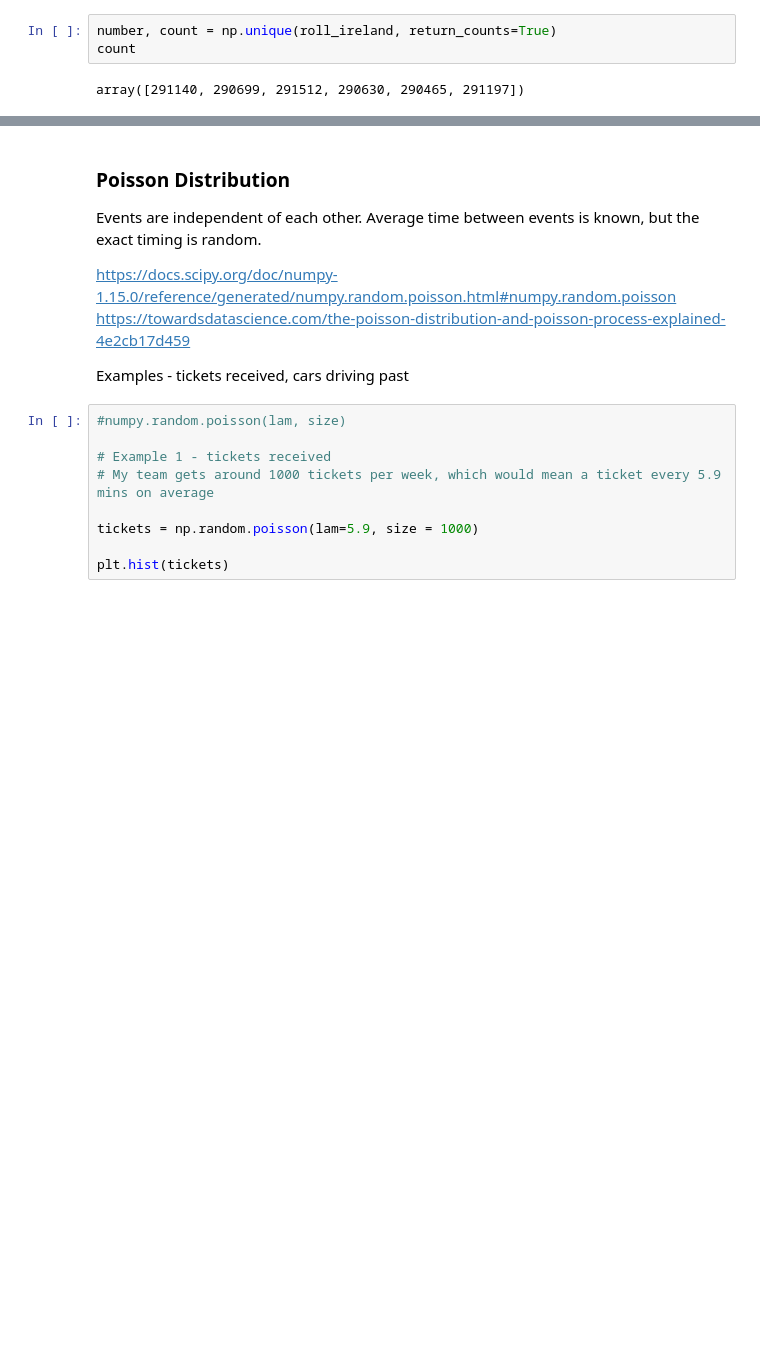
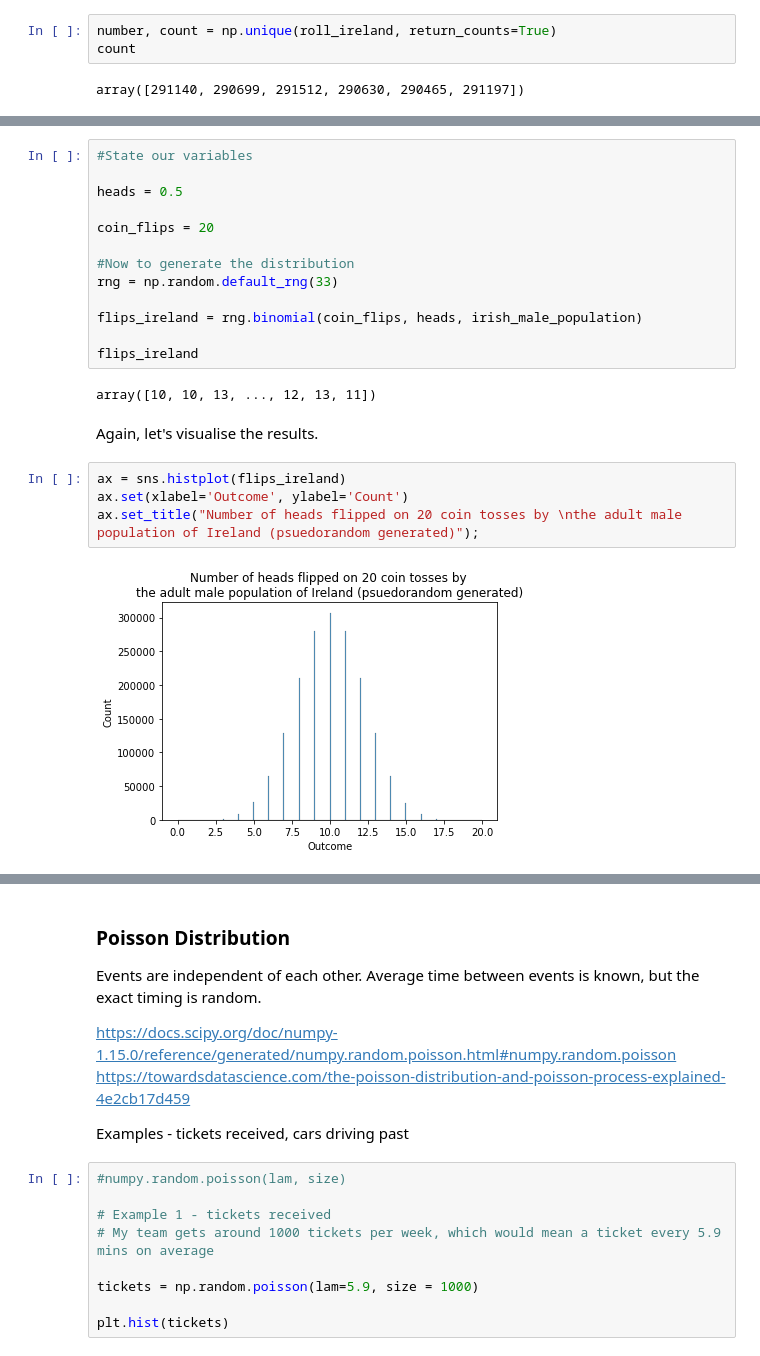
Before and after one commit to OtherBrian/pda-np.random, a Jupyter notebook: Numpy.Random.ipynb, the cells around one changed output, grey strips where cells are left out. Cells and saved outputs as stored; diff of their text form; blank space fills up the shorter version.

```diff
--- a/Numpy.Random.ipynb
+++ b/Numpy.Random.ipynb
@@ -827,0 +890,23 @@ plt.hist(rolls);
+# %%
+#State our variables
+
+heads = 0.5
+
+coin_flips = 20
+
+#Now to generate the distribution
+rng = np.random.default_rng(33)
+
+flips_ireland = rng.binomial(coin_flips, heads, irish_male_population)
+
+flips_ireland
+# %% [output]
+array([10, 10, 13, ..., 12, 13, 11])
+# %% [markdown]
+Again, let's visualise the results.
+# %%
+ax = sns.histplot(flips_ireland)
+ax.set(xlabel='Outcome', ylabel='Count')
+ax.set_title("Number of heads flipped on 20 coin tosses by \nthe adult male population of Ireland (psuedorandom generated)");
+# %% [output]
+[figure, added]
```
Also changed, not shown: parts of 14 cells of this notebook.
